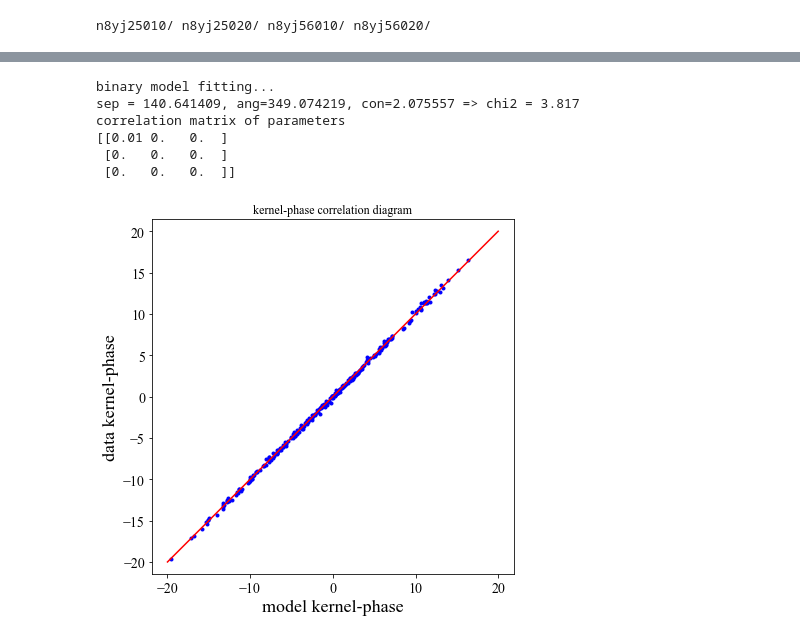
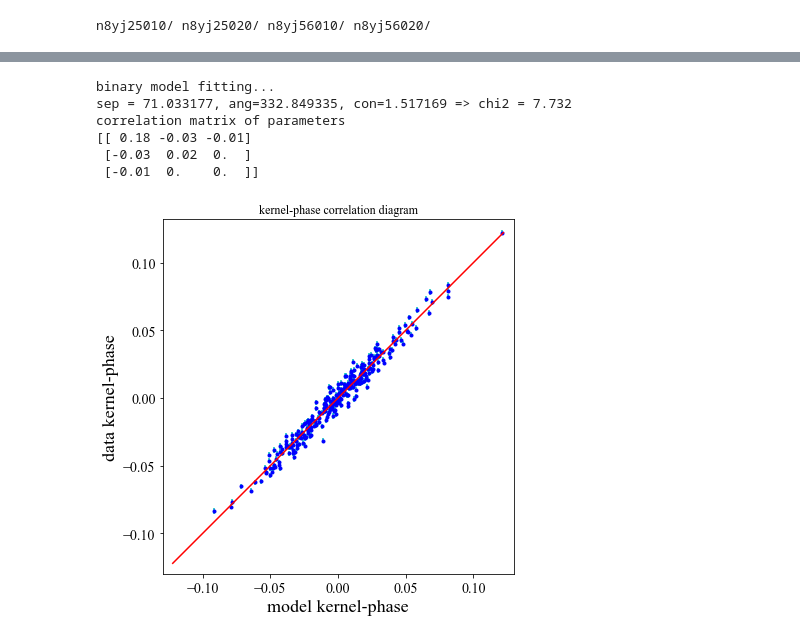
Before and after one commit to LouisDesdoigts/morphine, a Jupyter notebook: notebooks/try_nicmos.ipynb, the cells around one changed output, grey strips where cells are left out. Cells and saved outputs as stored; diff of their text form; code cells hidden in the pictures.

```diff
--- a/notebooks/try_nicmos.ipynb
+++ b/notebooks/try_nicmos.ipynb
@@ -111,0 +160,3 @@ File /Users/benjaminpope/code/xara/xara//n8yj59010_mos.fits.gz, slice  1
+# %%
+mydata = a.KPDT[0][0]-b.KPDT[0][0]
+myerr = np.ones_like(mydata)*0.1*(onp.nanmedian(np.abs(mydata)))
@@ -116,24 +180,3 @@ a.plot_KPD()
-# %%
-
-# ------------------------
-# 2. model fit of the data
-# ------------------------
-import xara.fitting as fit
-
-# binary_KPD_fit uses scipy's leastsq procedure, which is ita an
-# implementation of Levenberg-Marquardt Algorithm (LMA) to minimize the
-# variance between the data and a binary-star model. Just like every
-# implementation of LMA, you need to provide a initial set of
-# parameters.
-# it returns the best fit parameters, and a covariance matrix that can
-# be used to determine uncertainties on the fit.
-
-mydata = a.KPDT[0][0]
-myerr = np.median(np.abs(mydata))/50.
-
-params0 = [150.0, 80.0, 2.0]    # initial parameters for model-fit
-optim   = a.binary_model_fit(params0)
-params  = optim[0]    # best fit parameters (after least square)
 # %%
 print("\ncomputing colinearity map...")
 gsize = 100 # gsize x gsize grid
@@ -190,7 +233,7 @@ def ben_binary_model_fit(p0,kpo=a,index=0,obs='KERNEL'):
     return soluce
 # %%
 print("\nbinary model fitting...")
-p0 = params0 # good starting point
+# p0 = params0 # good starting point
 p0 =  [dist[y0, x0], azim[y0, x0], mmap.max()] # good starting point
 p0[1] = np.mod(p0[1],360.)
 
@@ -206,36 +249,36 @@ p1[1] = np.mod(p1[1],360.)
 
 
 cvis_b = xara.core.cvis_binary(
         a.kpi.UVC[:,0], a.kpi.UVC[:,1], wl, p1) # binary
 ker_theo = a.kpi.KPM.dot(np.angle(cvis_b))
 
 fig = plt.figure(figsize=(6,6))
 ax = fig.add_subplot(111)
 
 ax.errorbar(ker_theo, mydata, yerr=myerr, fmt="none", ecolor='c')
 ax.plot(ker_theo, mydata, 'b.')
-mmax = np.round(np.abs(mydata).max())
+mmax = (np.abs(mydata).max())
 ax.plot([-mmax,mmax],[-mmax,mmax], 'r')
 ax.set_ylabel("data kernel-phase")
 ax.set_xlabel("model kernel-phase")
 ax.set_title('kernel-phase correlation diagram')
 ax.axis("equal")
 # ax.axis([-11, 11, -11, 11])
 fig.set_tight_layout(True)
 
 if myerr is not None:
         chi2 = np.sum(((mydata - ker_theo)/myerr)**2) / a.kpi.nbkp
 else:
         chi2 = np.sum(((mydata - ker_theo))**2) / a.kpi.nbkp
 
 print("sep = %3f, ang=%3f, con=%3f => chi2 = %.3f" % (p1[0], p1[1], p1[2], chi2))
 print("correlation matrix of parameters")
 print(np.round(mfit[1], 2))
 # %% [output]
 binary model fitting...
-sep = 140.641409, ang=349.074219, con=2.075557 => chi2 = 3.817
+sep = 71.033177, ang=332.849335, con=1.517169 => chi2 = 7.732
 correlation matrix of parameters
-[[0.01 0.   0.  ]
- [0.   0.   0.  ]
- [0.   0.   0.  ]]
+[[ 0.18 -0.03 -0.01]
+ [-0.03  0.02  0.  ]
+ [-0.01  0.    0.  ]]
-[figure, old version]
+[figure, new version]
```
Also changed, not shown: parts of 52 cells of this notebook, 4 other files.
